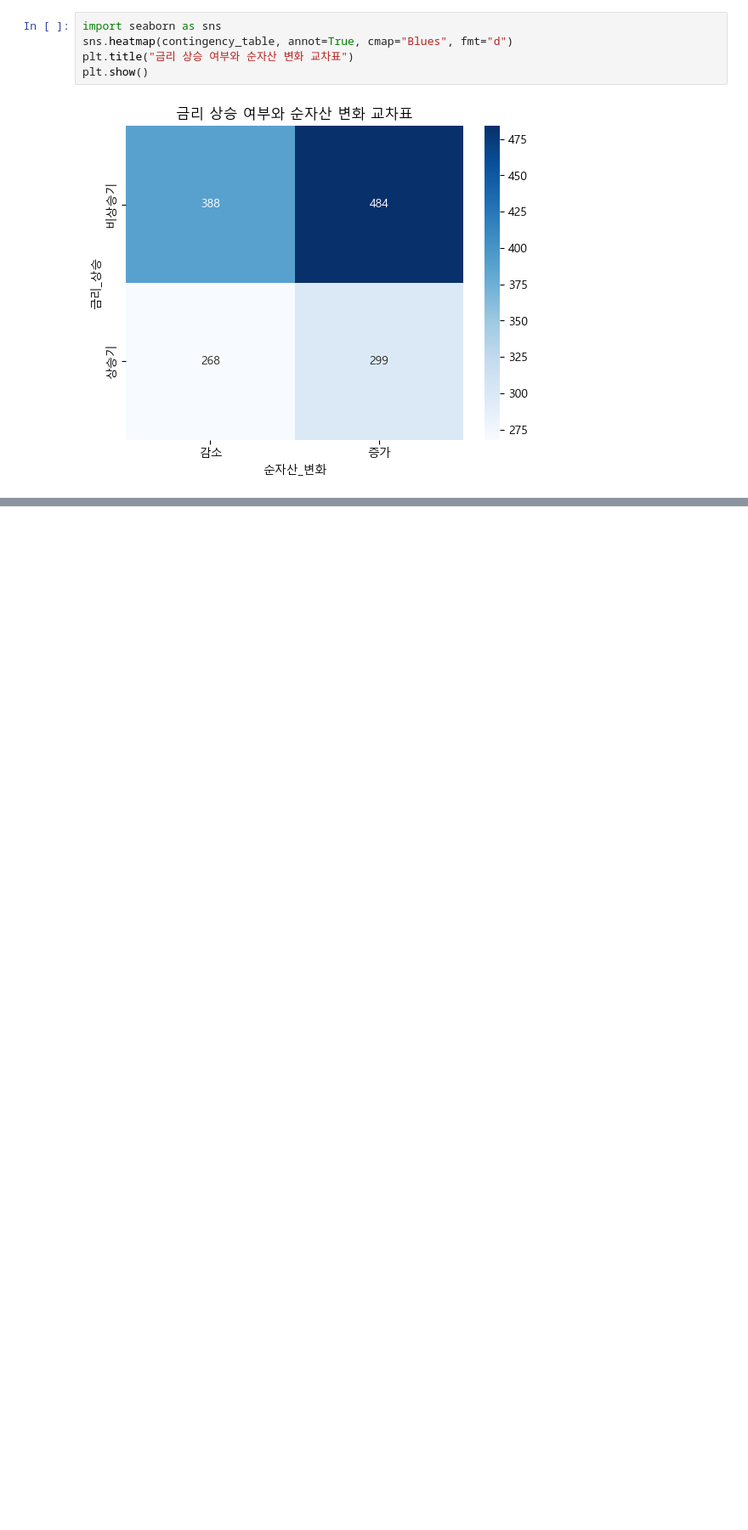
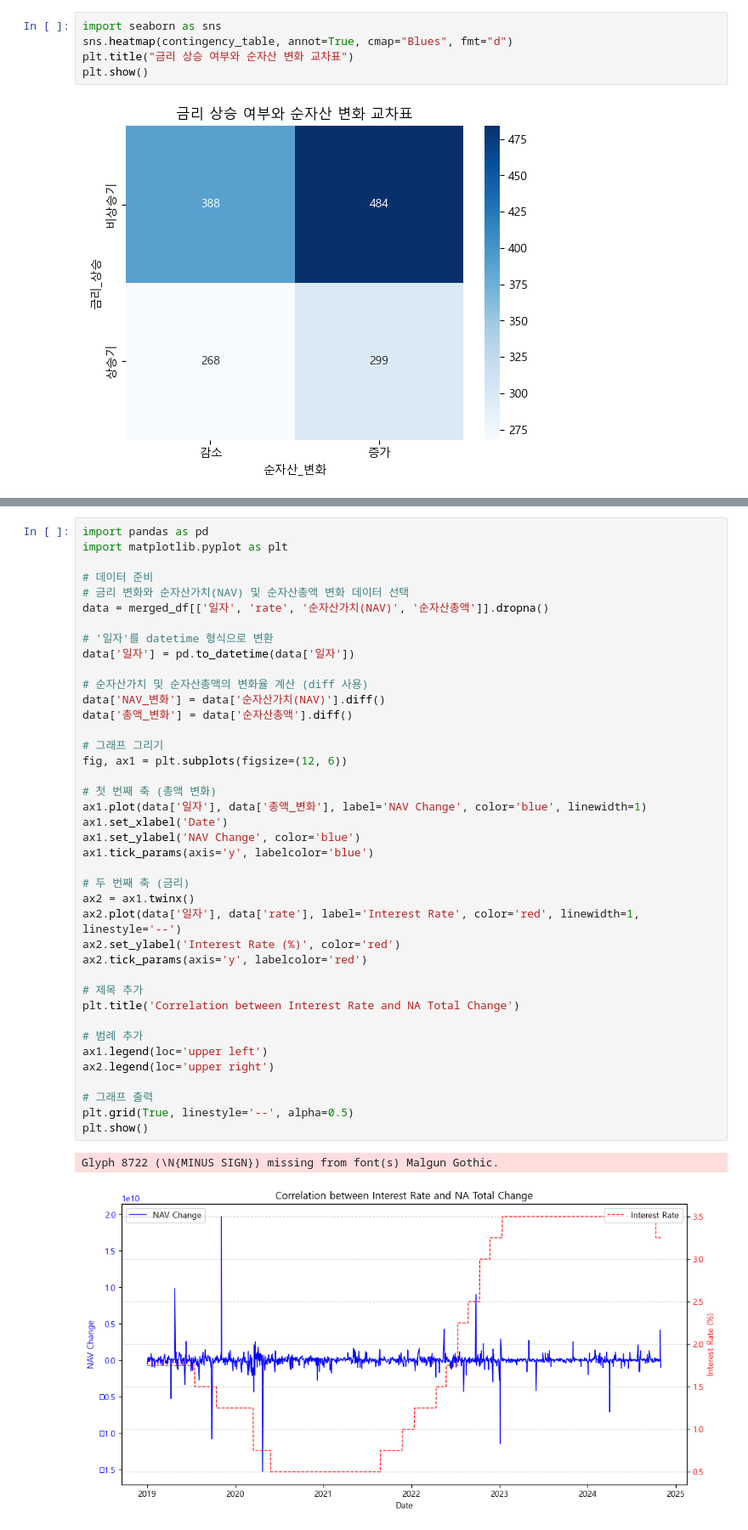
Before and after one commit to jd0421/ICT, a Jupyter notebook: Data_analysis_mid_240831_241110/Projects/Results.ipynb, the cells around one changed output, grey strips where cells are left out. Shown at 85% size. Drawn from its saved outputs; the diff is of its cells as text; blank space fills up the shorter version.

```diff
--- a/Data_analysis_mid_240831_241110/Projects/Results.ipynb
+++ b/Data_analysis_mid_240831_241110/Projects/Results.ipynb
@@ -756,0 +798,43 @@ plt.show()
+# %%
+import pandas as pd
+import matplotlib.pyplot as plt
+
+# 데이터 준비
+# 금리 변화와 순자산가치(NAV) 및 순자산총액 변화 데이터 선택
+data = merged_df[['일자', 'rate', '순자산가치(NAV)', '순자산총액']].dropna()
+
+# '일자'를 datetime 형식으로 변환
+data['일자'] = pd.to_datetime(data['일자'])
+
+# 순자산가치 및 순자산총액의 변화율 계산 (diff 사용)
+data['NAV_변화'] = data['순자산가치(NAV)'].diff()
+data['총액_변화'] = data['순자산총액'].diff()
+
+# 그래프 그리기
+fig, ax1 = plt.subplots(figsize=(12, 6))
+
+# 첫 번째 축 (총액 변화)
+ax1.plot(data['일자'], data['총액_변화'], label='NAV Change', color='blue', linewidth=1)
+ax1.set_xlabel('Date')
+ax1.set_ylabel('NAV Change', color='blue')
+ax1.tick_params(axis='y', labelcolor='blue')
+
+# 두 번째 축 (금리)
+ax2 = ax1.twinx()
+ax2.plot(data['일자'], data['rate'], label='Interest Rate', color='red', linewidth=1, linestyle='--')
+ax2.set_ylabel('Interest Rate (%)', color='red')
+ax2.tick_params(axis='y', labelcolor='red')
+
+# 제목 추가
+plt.title('Correlation between Interest Rate and NA Total Change')
+
+# 범례 추가
+ax1.legend(loc='upper left')
+ax2.legend(loc='upper right')
+
+# 그래프 출력
+plt.grid(True, linestyle='--', alpha=0.5)
+plt.show()
+# %% [output]
+Glyph 8722 (\N{MINUS SIGN}) missing from font(s) Malgun Gothic.
+[figure, added]
```
Also changed, not shown: parts of 2 cells of this notebook.
